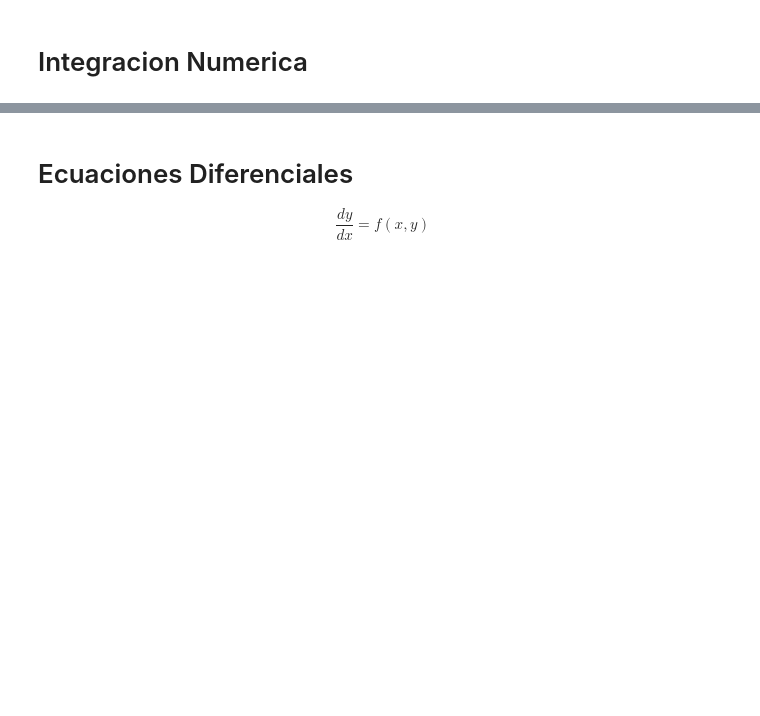
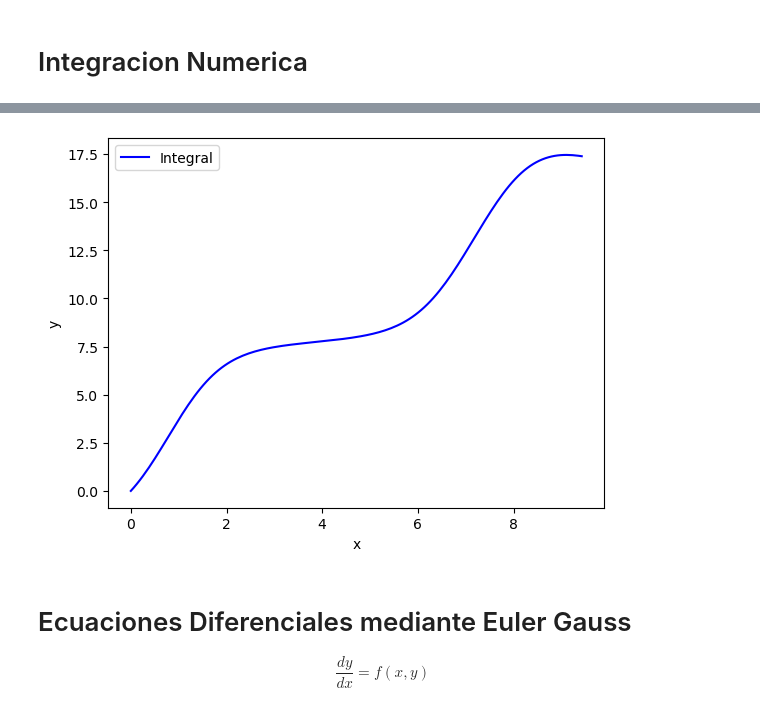
Before and after one commit to Eickyair/real_roots_analisis_numerico, a Jupyter notebook: polinomio_caracteristico.ipynb, the cells around one changed output, grey strips where cells are left out. Cells and saved outputs as stored; diff of their text form; code cells hidden in the pictures; blank space fills up the shorter version.

```diff
--- a/polinomio_caracteristico.ipynb
+++ b/polinomio_caracteristico.ipynb
@@ -476,0 +630,8 @@ def intervalSingleRoot(p:Poly):
+# %%
+# Lectura de nuestra matriz
+A = getMatrixFromCsv('./matrix.csv')
+# Creacion del Polinomio
+p = getPolynomial(A)
+print_poly(p)
+r = Raices(0.00001,120)
+getRoots(p,r.biseccion)
@@ -632,0 +815,4 @@ def solve_lu_system(matrix_path, b):
+# %%
+pathMatrixCSV = './LU.csv'
+b = [1,1,1]
+x = solve_lu_system(pathMatrixCSV,b,True)
@@ -684,7 +880,7 @@ def simpson3_8(x0, xn, n, f):
     """
     if not isMultiply(n, 3):
         raise Exception("El número de subintervalos 'n' debe ser un múltiplo de 3.")
-    if x0 >= xn:
+    if x0 > xn:
         raise Exception("El límite inferior 'x0' debe ser menor que el límite superior 'xn'.")
     if not callable(f):
         raise TypeError("'f' debe ser una función.")
@@ -698,5 +954,19 @@ def simpson3_8(x0, xn, n, f):
+# %%
+x = np.linspace(0,3*pi, 150)
+# Crear la figura y los ejes
+fig, ax = plt.subplots()
+y = np.array([simpson3_8(0,xi,9,funcionSinSolucionAnalitica) for xi in x ])
+# Graficar la función original en color rojo
+ax.plot(x, y, color='Blue', label='Integral')
+ax.legend()
+ax.set_xlabel('x')
+ax.set_ylabel('y')
+# Mostrar la gráfica
+plt.show()
+# %% [output]
+[figure, added]
 # %% [markdown]
-# Ecuaciones Diferenciales
+# Ecuaciones Diferenciales mediante Euler Gauss
 $$\frac{dy}{dx}=f(x,y)$$
 # %%
 def yAproximate(yi,xi,h,f):
```
Also changed, not shown: parts of 24 cells of this notebook, 2 other files.
